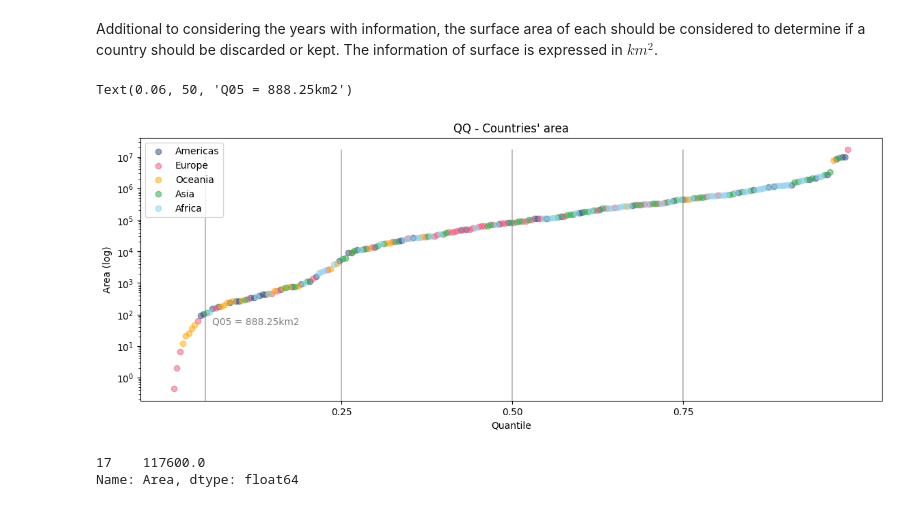
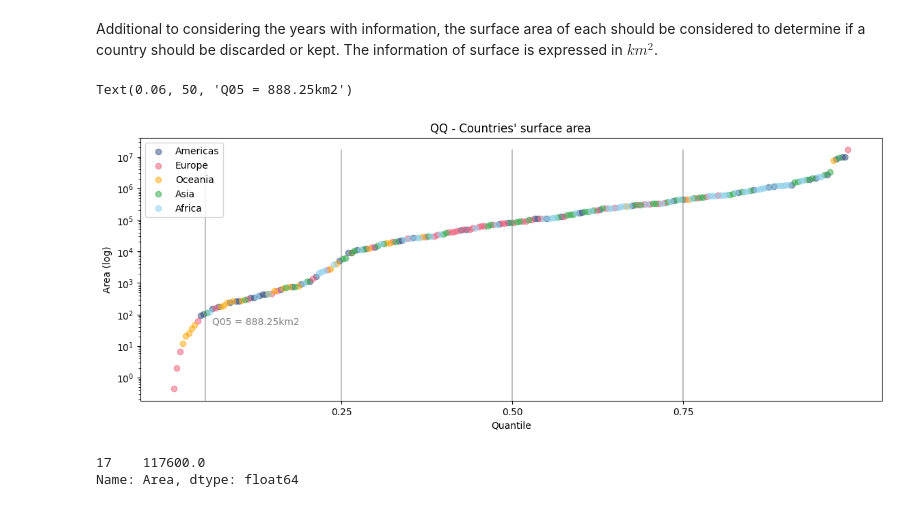
Before and after one commit to VarenkaRico/VarenkaRico.github.io, a Jupyter notebook: IMF_ClimateData/ChangeTemp_Analysis.ipynb, the cells around one changed output. Saved outputs shown, nothing was run; the diff lists cells and outputs as text; code cells hidden in the pictures.

```diff
--- a/IMF_ClimateData/ChangeTemp_Analysis.ipynb
+++ b/IMF_ClimateData/ChangeTemp_Analysis.ipynb
@@ -664,32 +682,32 @@ dict_ctry_area = {
 plt.figure(figsize=(14, 5))
 
 df_ctry_area = pd.DataFrame.from_dict(dict_ctry_area, orient='index').stack().reset_index()
 df_ctry_area = df_ctry_area.set_axis(["Continent", "ISO2", "Area"], axis = 1).sort_values(by = "Area", ascending = True)
 df_ctry_area["Order"] = df_ctry_area["Area"].rank(method = "dense")
 df_ctry_area["qq"] = df_ctry_area["Order"] / len(df_ctry_area)
 
 plt.vlines(x = 0.05, ymin = 0, ymax = max(df_ctry_area["Area"]), color = "grey", alpha = 0.5)
 plt.vlines(x = 0.25, ymin = 0, ymax = max(df_ctry_area["Area"]), color = "grey", alpha = 0.5)
 plt.vlines(x = 0.5, ymin = 0, ymax = max(df_ctry_area["Area"]), color = "grey", alpha = 0.5)
 plt.vlines(x = 0.75, ymin = 0, ymax = max(df_ctry_area["Area"]), color = "grey", alpha = 0.5)
 
 for continent in colors_continents.keys():
     if continent != "Antarctica":
         continent_data = df_ctry_area[df_ctry_area["Continent"] == continent]
         x_positions = continent_data["qq"]
         y_positions = continent_data["Area"]
 
         plt.scatter(x = x_positions, y = y_positions,
                     c=colors_continents[continent], alpha = 0.5,
                     label = continent)
 
 plt.yscale("log")
 plt.legend()
-plt.title("QQ - Countries' area")
+plt.title("QQ - Countries' surface area")
 plt.xlabel("Quantile")
 plt.xticks([0.25, 0.5, 0.75])
 plt.ylabel("Area (log)")
 plt.annotate("Q05 = " + str(np.percentile(continent_data["Area"], 5)) + "km2", xy = [0.06, 50], c = "grey")
 # %% [output]
 Text(0.06, 50, 'Q05 = 888.25km2')
-[figure, old version]
+[figure, new version]
```
Also changed, not shown: parts of 11 cells of this notebook, 5 other files.
